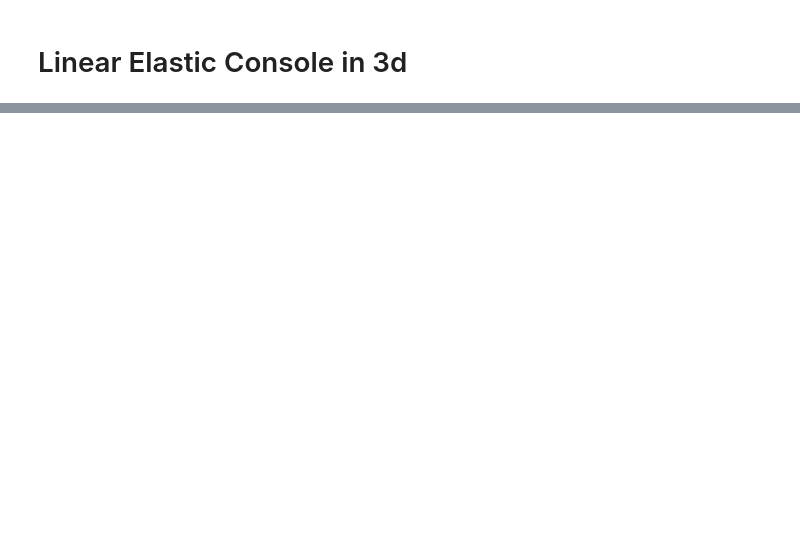
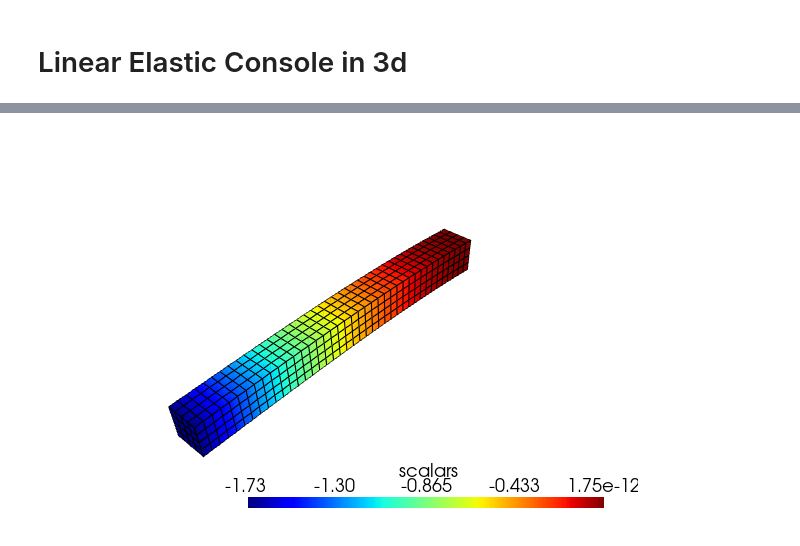
Before and after one commit to dewloosh/SigmaEpsilon, a Jupyter notebook: notebooks/console-3d.ipynb, the cells around one changed output, grey strips where cells are left out. Cells and saved outputs as stored; diff of their text form; code cells hidden in the pictures; blank space fills up the shorter version.

```diff
--- a/notebooks/console-3d.ipynb
+++ b/notebooks/console-3d.ipynb
@@ -64,0 +85,26 @@ dofsol = structure.nodal_dof_solution()
+# %%
+from sigmaepsilon.solid import SolidMesh
+# pointdata
+fixity = fixity[:, :3]
+loads = loads[:, :3]
+pd = PointData(coords=coords, frame=GlobalFrame,
+               loads=loads, fixity=fixity)
+# celldata
+frames = repeat(GlobalFrame.show(), topo.shape[0])
+cd = H8(topo=topo, frames=frames)
+# set up mesh and structure
+mesh = SolidMesh(pd, cd, model=A, frame=GlobalFrame)
+structure = Structure(mesh=mesh)
+# solve
+_t = time()
+structure.linear_static_analysis()
+dt = time() - _t
+dofsol = structure.nodal_dof_solution()
+add_to_summary('H8-3dof', dt, dofsol)
+# %%
+structure.mesh.pd['x'] = coords + dofsol[:, :3]
+structure.mesh.pd['scalars'] = dofsol[:, 2]
+mesh.pvplot(notebook=True, window_size=(600, 400), cmap='jet',
+            jupyter_backend='static', scalars='scalars')
+# %% [output]
+[figure, added]
```
Also changed, not shown: parts of 9 cells of this notebook, 13 other files.
